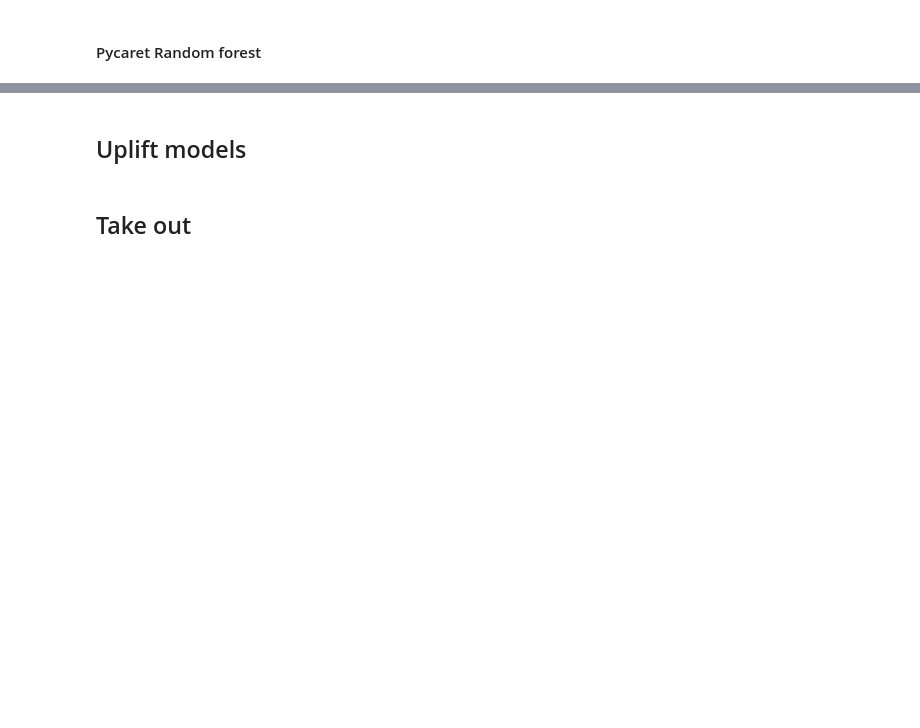
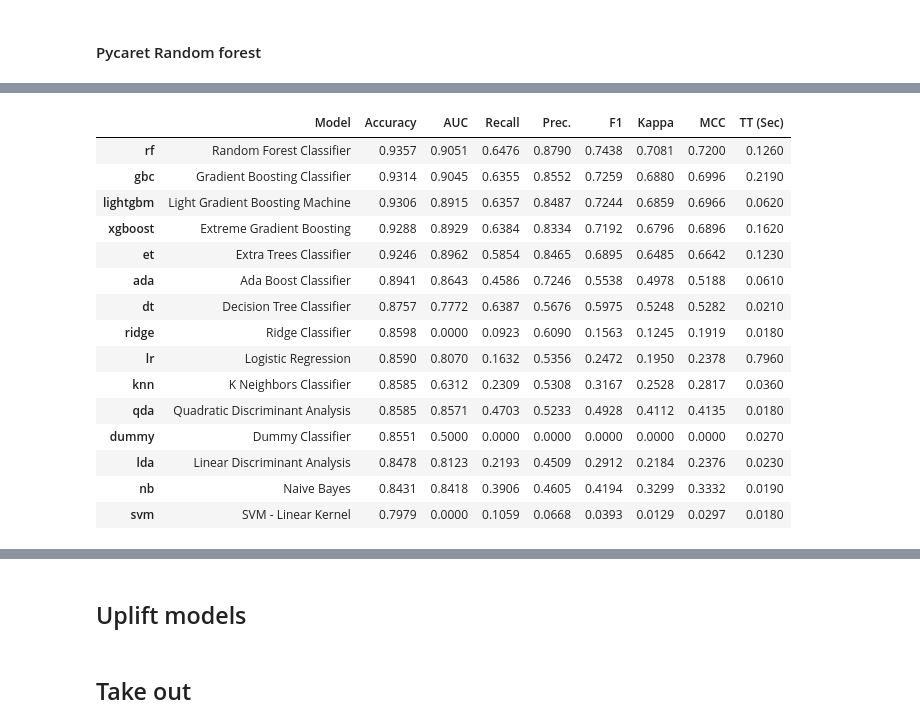
Before and after one commit to CarJung/Churn_exploration, a Jupyter notebook: Report.ipynb, the cells around one changed output, grey strips where cells are left out. Cells and saved outputs as stored; diff of their text form; code cells hidden in the pictures; blank space fills up the shorter version.

```diff
--- a/Report.ipynb
+++ b/Report.ipynb
@@ -338,0 +377,3 @@ I have used inbuilt Xgboost features importance and Shap values to understand wh
+# %%
+best = compare_models(n_select=3) # compare all models
+# %% [output]
@@ -338,0 +381,16 @@ I have used inbuilt Xgboost features importance and Shap values to understand wh
+|  | Model | Accuracy | AUC | Recall | Prec. | F1 | Kappa | MCC | TT (Sec) |
+| rf | Random Forest Classifier | 0.9357 | 0.9051 | 0.6476 | 0.8790 | 0.7438 | 0.7081 | 0.7200 | 0.1260 |
+| gbc | Gradient Boosting Classifier | 0.9314 | 0.9045 | 0.6355 | 0.8552 | 0.7259 | 0.6880 | 0.6996 | 0.2190 |
+| lightgbm | Light Gradient Boosting Machine | 0.9306 | 0.8915 | 0.6357 | 0.8487 | 0.7244 | 0.6859 | 0.6966 | 0.0620 |
+| xgboost | Extreme Gradient Boosting | 0.9288 | 0.8929 | 0.6384 | 0.8334 | 0.7192 | 0.6796 | 0.6896 | 0.1620 |
+| et | Extra Trees Classifier | 0.9246 | 0.8962 | 0.5854 | 0.8465 | 0.6895 | 0.6485 | 0.6642 | 0.1230 |
+| ada | Ada Boost Classifier | 0.8941 | 0.8643 | 0.4586 | 0.7246 | 0.5538 | 0.4978 | 0.5188 | 0.0610 |
+| dt | Decision Tree Classifier | 0.8757 | 0.7772 | 0.6387 | 0.5676 | 0.5975 | 0.5248 | 0.5282 | 0.0210 |
+| ridge | Ridge Classifier | 0.8598 | 0.0000 | 0.0923 | 0.6090 | 0.1563 | 0.1245 | 0.1919 | 0.0180 |
+| lr | Logistic Regression | 0.8590 | 0.8070 | 0.1632 | 0.5356 | 0.2472 | 0.1950 | 0.2378 | 0.7960 |
+| knn | K Neighbors Classifier | 0.8585 | 0.6312 | 0.2309 | 0.5308 | 0.3167 | 0.2528 | 0.2817 | 0.0360 |
+| qda | Quadratic Discriminant Analysis | 0.8585 | 0.8571 | 0.4703 | 0.5233 | 0.4928 | 0.4112 | 0.4135 | 0.0180 |
+| dummy | Dummy Classifier | 0.8551 | 0.5000 | 0.0000 | 0.0000 | 0.0000 | 0.0000 | 0.0000 | 0.0270 |
+| lda | Linear Discriminant Analysis | 0.8478 | 0.8123 | 0.2193 | 0.4509 | 0.2912 | 0.2184 | 0.2376 | 0.0230 |
+| nb | Naive Bayes | 0.8431 | 0.8418 | 0.3906 | 0.4605 | 0.4194 | 0.3299 | 0.3332 | 0.0190 |
+| svm | SVM - Linear Kernel | 0.7979 | 0.0000 | 0.1059 | 0.0668 | 0.0393 | 0.0129 | 0.0297 | 0.0180 |
```
Also changed, not shown: parts of 14 cells of this notebook, 1 other file.
